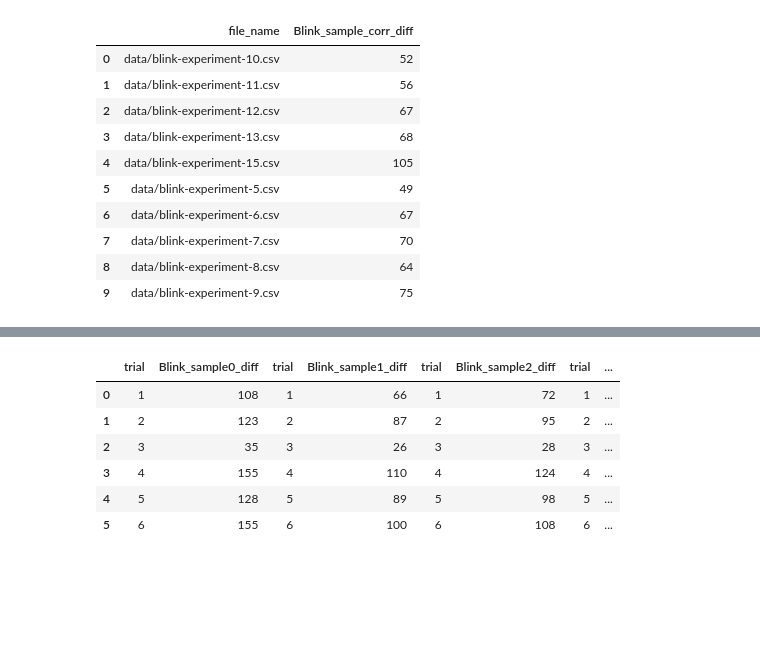
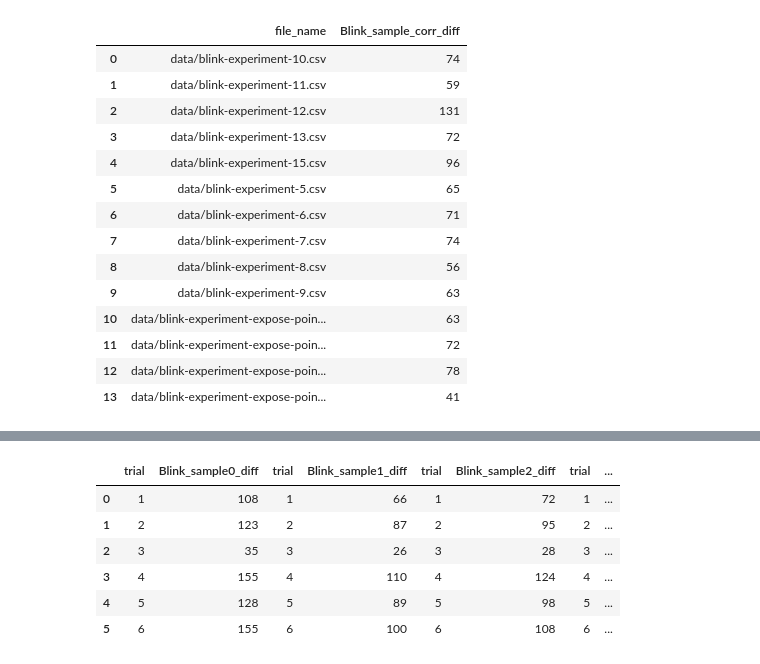
Before and after one commit to agustin-penas/wg-DataAnalysis, a Jupyter notebook: analysis2.ipynb, the cells around one changed output, grey strips where cells are left out. Drawn from its saved outputs; the diff is of its cells as text; code cells hidden in the pictures; blank space fills up the shorter version.

```diff
--- a/analysis2.ipynb
+++ b/analysis2.ipynb
@@ -131,3 +158,13 @@ df_webgazer["Blink_sample4"] = df_webgazer["isBlinkByEar"].apply(lambda x: int(x
 df_webgazer["Blink_sample5"] = df_webgazer["isBlinkByEar"].apply(lambda x: int(x[5]==True))
 df_webgazer["Blink_sample6"] = df_webgazer["isBlinkByEar"].apply(lambda x: int(x[6]==True))
 df_webgazer["Blink_sample7"] = df_webgazer["isBlinkByEar"].apply(lambda x: int(x[7]==True))
+df_webgazer["Blink_sample8"] = df_webgazer["isBlinkByEar"].apply(lambda x: int(x[8]==True))
+df_webgazer["Blink_sample9"] = df_webgazer["isBlinkByEar"].apply(lambda x: int(x[9]==True))
+df_webgazer["Blink_sample10"] = df_webgazer["isBlinkByEar"].apply(lambda x: int(x[9]==True))
+df_webgazer["Blink_sample11"] = df_webgazer["isBlinkByEar"].apply(lambda x: int(x[10]==True))
+df_webgazer["Blink_sample12"] = df_webgazer["isBlinkByEar"].apply(lambda x: int(x[11]==True))
+df_webgazer["Blink_sample13"] = df_webgazer["isBlinkByEar"].apply(lambda x: int(x[12]==True))
+df_webgazer["Blink_sample14"] = df_webgazer["isBlinkByEar"].apply(lambda x: int(x[13]==True))
+df_webgazer["Blink_sample15"] = df_webgazer["isBlinkByEar"].apply(lambda x: int(x[14]==True))
+df_webgazer["Blink_sample16"] = df_webgazer["isBlinkByEar"].apply(lambda x: int(x[15]==True))
+df_webgazer["Blink_sample17"] = df_webgazer["isBlinkByEar"].apply(lambda x: int(x[16]==True))
@@ -173,9 +236,9 @@ result
 # %%
  #resultados por participante blink ear
-df_webgazer["Blink_sample_ear"] = df_webgazer["isBlinkByEar"].apply(lambda x: int(x[5]==True))
+df_webgazer["Blink_sample_ear"] = df_webgazer["isBlinkByEar"].apply(lambda x: int(x[0]==True))
 df_webgazer["Blink_sample_ear_diff"] = (df_webgazer['Blink_sample_ear'].shift(1)+1 == df_webgazer['Blink_sample_ear'])
 
 
-result_per_participant_ear = df_webgazer.groupby('file_name')['Blink_sample_ear_diff'].sum().reset_index()
+result_per_participant_ear = df_webgazer.groupby('file_name', 'trial')['Blink_sample_ear_diff'].sum().reset_index()
 result_per_participant_ear
 # %% [output]
@@ -193,6 +246,6 @@ result_per_participant_ear
 # %%
  #resultados por participante blink distance
-df_webgazer["Blink_sample_dist"] = df_webgazer["isBlinkByDistance"].apply(lambda x: int(x[5]==True))
+df_webgazer["Blink_sample_dist"] = df_webgazer["isBlinkByDistance"].apply(lambda x: int(x[0]==True))
 df_webgazer["Blink_sample_dist_diff"] = (df_webgazer['Blink_sample_dist'].shift(1)+1 == df_webgazer['Blink_sample_dist'])
 
 
@@ -213,6 +270,6 @@ result_per_participant_dist
 # %%
  #resultados por participante blink color
-df_webgazer["Blink_sample_col"] = df_webgazer["isBlinkColors"].apply(lambda x: int(x[5]==True))
+df_webgazer["Blink_sample_col"] = df_webgazer["isBlinkColors"].apply(lambda x: int(x[0]==True))
 df_webgazer["Blink_sample_col_diff"] = (df_webgazer['Blink_sample_col'].shift(1)+1 == df_webgazer['Blink_sample_col'])
 
 
@@ -233,20 +294,24 @@ result_per_participant_col
 # %%
  #resultados por participante blink corr
-df_webgazer["Blink_sample_corr"] = df_webgazer["isBlinkByCorrelation"].apply(lambda x: int(x[5]==True))
+df_webgazer["Blink_sample_corr"] = df_webgazer["isBlinkByCorrelation"].apply(lambda x: int(x[0]==True))
 df_webgazer["Blink_sample_corr_diff"] = (df_webgazer['Blink_sample_corr'].shift(1)+1 == df_webgazer['Blink_sample_corr'])
 
 
 result_per_participant_corr = df_webgazer.groupby('file_name')['Blink_sample_corr_diff'].sum().reset_index()
 result_per_participant_corr
 # %% [output]
 |  | file_name | Blink_sample_corr_diff |
-| 0 | data/blink-experiment-10.csv | 52 |
-| 1 | data/blink-experiment-11.csv | 56 |
-| 2 | data/blink-experiment-12.csv | 67 |
-| 3 | data/blink-experiment-13.csv | 68 |
-| 4 | data/blink-experiment-15.csv | 105 |
-| 5 | data/blink-experiment-5.csv | 49 |
-| 6 | data/blink-experiment-6.csv | 67 |
-| 7 | data/blink-experiment-7.csv | 70 |
-| 8 | data/blink-experiment-8.csv | 64 |
-| 9 | data/blink-experiment-9.csv | 75 |
+| 0 | data/blink-experiment-10.csv | 74 |
+| 1 | data/blink-experiment-11.csv | 59 |
+| 2 | data/blink-experiment-12.csv | 131 |
+| 3 | data/blink-experiment-13.csv | 72 |
+| 4 | data/blink-experiment-15.csv | 96 |
+| 5 | data/blink-experiment-5.csv | 65 |
+| 6 | data/blink-experiment-6.csv | 71 |
+| 7 | data/blink-experiment-7.csv | 74 |
+| 8 | data/blink-experiment-8.csv | 56 |
+| 9 | data/blink-experiment-9.csv | 63 |
+| 10 | data/blink-experiment-expose-poin... | 63 |
+| 11 | data/blink-experiment-expose-poin... | 72 |
+| 12 | data/blink-experiment-expose-poin... | 78 |
+| 13 | data/blink-experiment-expose-poin... | 41 |
```
Also changed, not shown: parts of 15 cells of this notebook, 10 other files.
